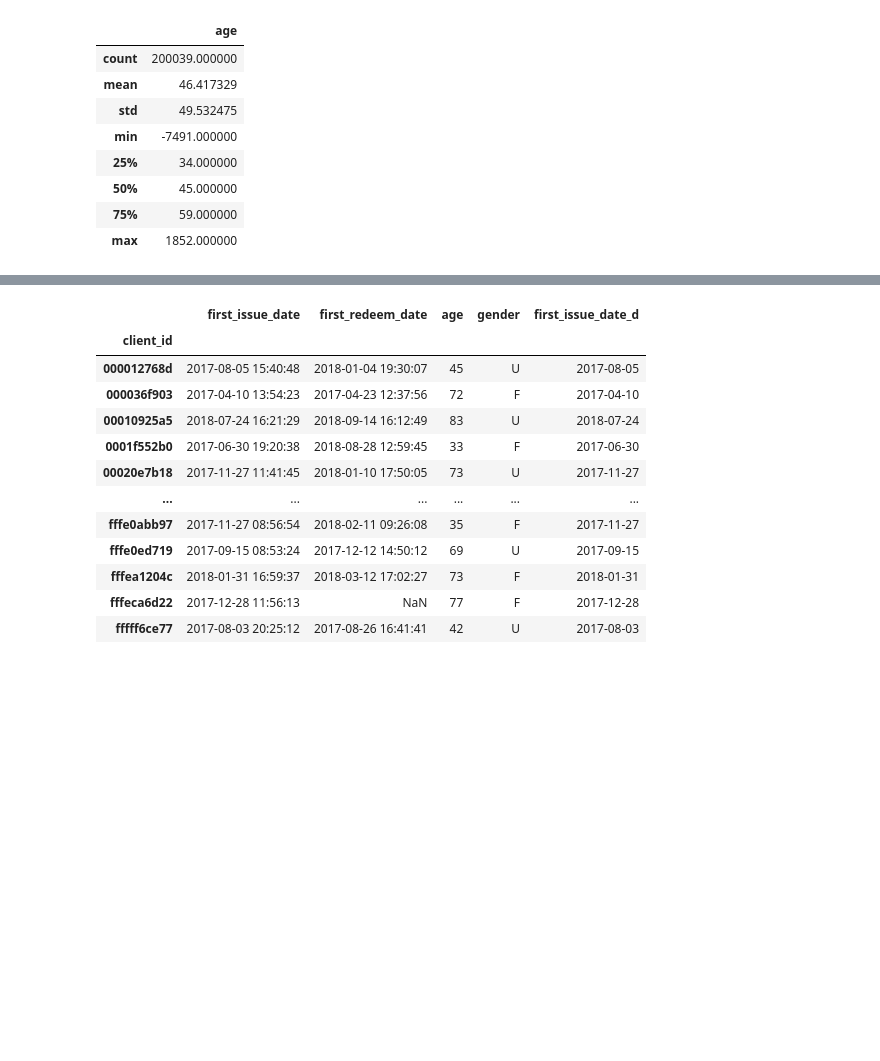
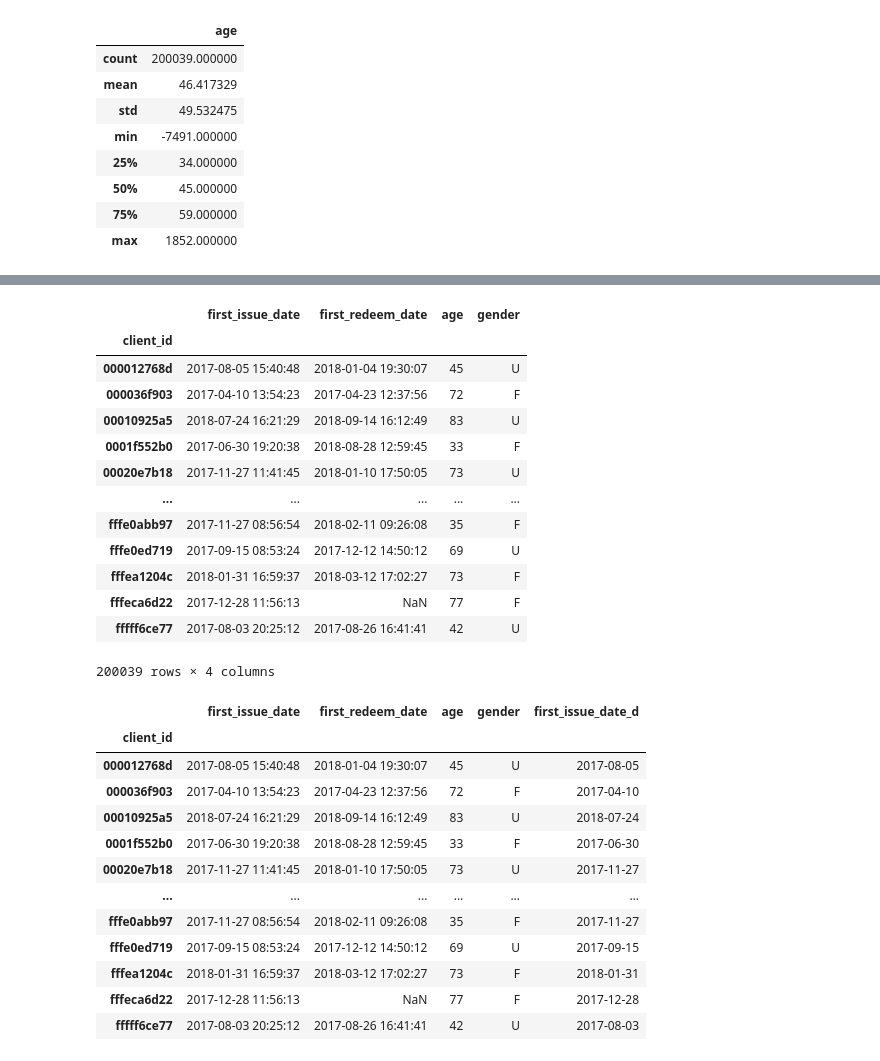
Before and after one commit to jokkojja/steps_in_data, a Jupyter notebook: try_to_CFK_predict.ipynb, the cells around one changed output, grey strips where cells are left out. Saved outputs shown, nothing was run; the diff lists cells and outputs as text; code cells hidden in the pictures; blank space fills up the shorter version.

```diff
--- a/try_to_CFK_predict.ipynb
+++ b/try_to_CFK_predict.ipynb
@@ -61,3 +77,20 @@ clients_age_cleaned = clients[(clients['age'] < q_upper) & (clients['age'] > q_l
+# %%
+clients
+# %% [output]
+|  | first_issue_date | first_redeem_date | age | gender |
+| client_id |  |  |  |  |
+| 000012768d | 2017-08-05 15:40:48 | 2018-01-04 19:30:07 | 45 | U |
+| 000036f903 | 2017-04-10 13:54:23 | 2017-04-23 12:37:56 | 72 | F |
+| 00010925a5 | 2018-07-24 16:21:29 | 2018-09-14 16:12:49 | 83 | U |
+| 0001f552b0 | 2017-06-30 19:20:38 | 2018-08-28 12:59:45 | 33 | F |
+| 00020e7b18 | 2017-11-27 11:41:45 | 2018-01-10 17:50:05 | 73 | U |
+| ... | ... | ... | ... | ... |
+| fffe0abb97 | 2017-11-27 08:56:54 | 2018-02-11 09:26:08 | 35 | F |
+| fffe0ed719 | 2017-09-15 08:53:24 | 2017-12-12 14:50:12 | 69 | U |
+| fffea1204c | 2018-01-31 16:59:37 | 2018-03-12 17:02:27 | 73 | F |
+| fffeca6d22 | 2017-12-28 11:56:13 | NaN | 77 | F |
+| fffff6ce77 | 2017-08-03 20:25:12 | 2017-08-26 16:41:41 | 42 | U |
+200039 rows × 4 columns
 # %%
 clients['first_issue_date'] = pd.to_datetime(clients['first_issue_date'])
 clients['first_issue_date_d'] = clients['first_issue_date'].dt.date
```
Also changed, not shown: parts of 26 cells of this notebook.
